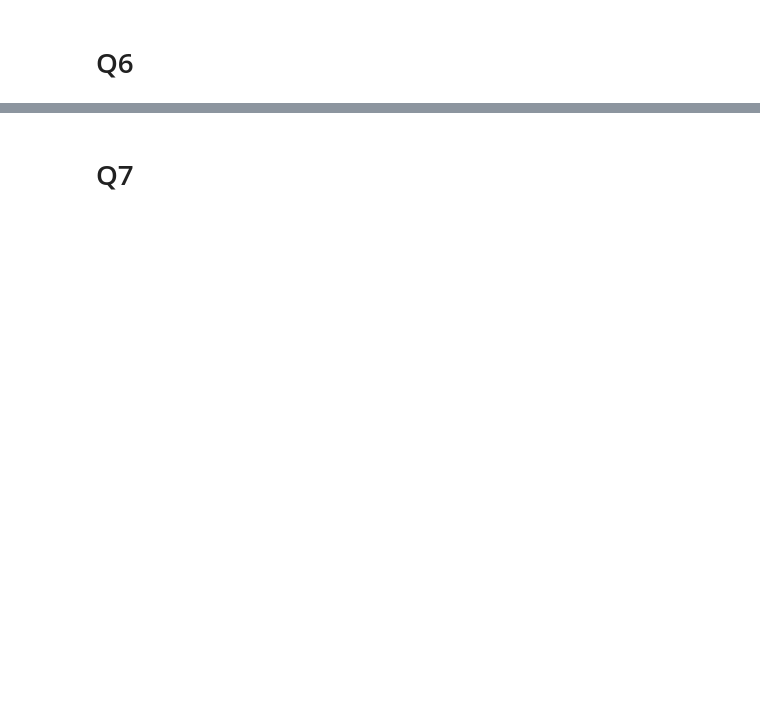
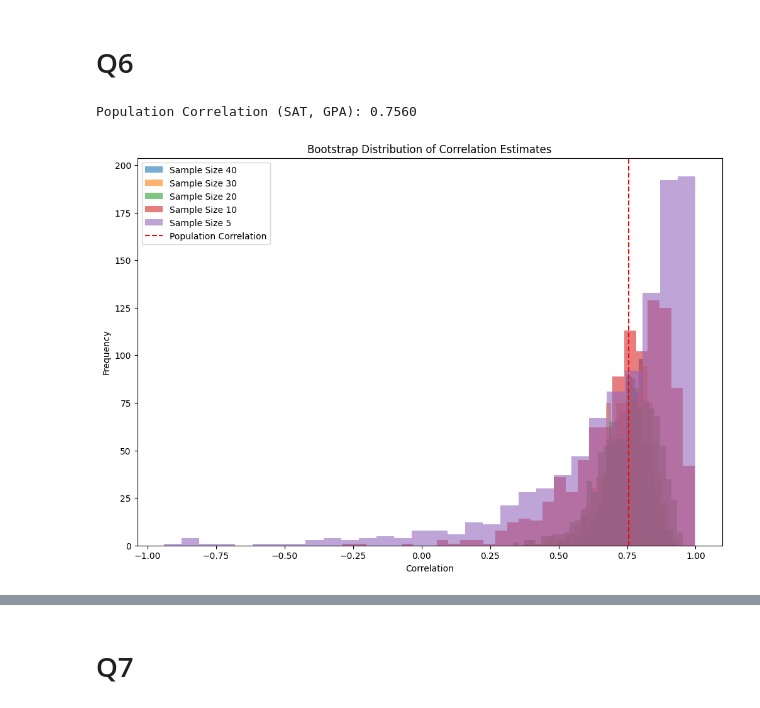
Before and after one commit to damlakayikci/Financial-Applications-of-Machine-Learning, a Jupyter notebook: ps2/main.ipynb, the cells around one changed output, grey strips where cells are left out. Saved outputs shown, nothing was run; the diff lists cells and outputs as text; code cells hidden in the pictures; blank space fills up the shorter version.

```diff
--- a/ps2/main.ipynb
+++ b/ps2/main.ipynb
@@ -4,7 +4,6 @@ Ayse Bilgin - 2019203159, Damla Kayikci - 2020400228, Kerem Yavuz - 2020300303
 # Setup
 # %%
 import numpy as np
-import scipy as sp
 import pandas as pd
 import matplotlib.pyplot as plt
 import statsmodels.formula.api as smf
@@ -13,6 +12,8 @@ df1 = pd.read_csv("gdp_data.csv", sep=";")
 df1.rename(columns={"income":"gdp", "capital":"K", "labor":"L"}, inplace=True)
 df1['logL'] = np.log(df1['L'])
 df1['logK'] = np.log(df1['K'])
+
+df2 = pd.read_csv("correl_pop.csv", sep=",")
 # %% [markdown]
 # Q1
 # %% [markdown]
@@ -231,2 +627,67 @@ dtype: float64
 # %% [markdown]
 # Q6
+# %%
+# a
+population_corr = np.corrcoef(df2["SAT"], df2["GPA"])[0, 1]
+print(f"Population Correlation (SAT, GPA): {population_corr:.4f}")
+
+def bootstrap_corr(data, sample_size, n_iterations=1000):
+    correlations = []
+    for _ in range(n_iterations):
+        sample = data.sample(n=sample_size, replace=True)
+        corr = np.corrcoef(sample["SAT"], sample["GPA"])[0, 1]
+        correlations.append(corr)
+    return correlations
+
+sample_sizes = [40, 30, 20, 10, 5]
+bootstrap_results = {}
+for size in sample_sizes:
+    bootstrap_results[size] = bootstrap_corr(df2, size)
+
+# b
+import matplotlib.pyplot as plt
+plt.figure(figsize=(12, 8))
+for size in sample_sizes:
+    plt.hist(bootstrap_results[size], bins=30, alpha=0.6, label=f"Sample Size {size}")
+plt.axvline(population_corr, color='red', linestyle='--', label="Population Correlation")
+plt.title("Bootstrap Distribution of Correlation Estimates")
+plt.xlabel("Correlation")
+plt.ylabel("Frequency")
+plt.legend()
+plt.show()
+
+# c
+quantiles = [99, 95, 90, 10, 5, 1]
+population_quantiles = np.percentile(bootstrap_corr(df2, len(df2)), quantiles)
+bootstrap_quantiles = {size: np.percentile(bootstrap_results[size], quantiles) for size in sample_sizes}
+
+print("\nQuantiles for Population Correlation:")
+for q, val in zip(quantiles, population_quantiles):
+    print(f"{q}%: {val:.4f}")
+
+print("\nQuantiles for Bootstrapped Samples:")
+for size, quant_vals in bootstrap_quantiles.items():
+    print(f"\nSample Size {size}:")
+    for q, val in zip(quantiles, quant_vals):
+        print(f"{q}%: {val:.4f}")
+
+# d
+n_sample = 18
+n_iterations = 1000
+rho_null = 0.75
+
+bootstrap_corr_18 = bootstrap_corr(df2, n_sample, n_iterations)
+p_value = np.mean([abs(rho - rho_null) for rho in bootstrap_corr_18])
+
+print(f"\nHypothesis Testing for ρ=0.75 (Sample Size 18):")
+print(f"P-value: {p_value:.4f}")
+
+# e
+ci_95 = np.percentile(bootstrap_corr_18, [2.5, 97.5])
+print("\n95% Confidence Interval for ρ (Sample Size 18):")
+print(f"Lower Bound: {ci_95[0]:.4f}, Upper Bound: {ci_95[1]:.4f}")
+
+## YORUMLANACAK
+# %% [output]
+Population Correlation (SAT, GPA): 0.7560
+[figure, added]
```
Also changed, not shown: parts of 15 cells of this notebook.
